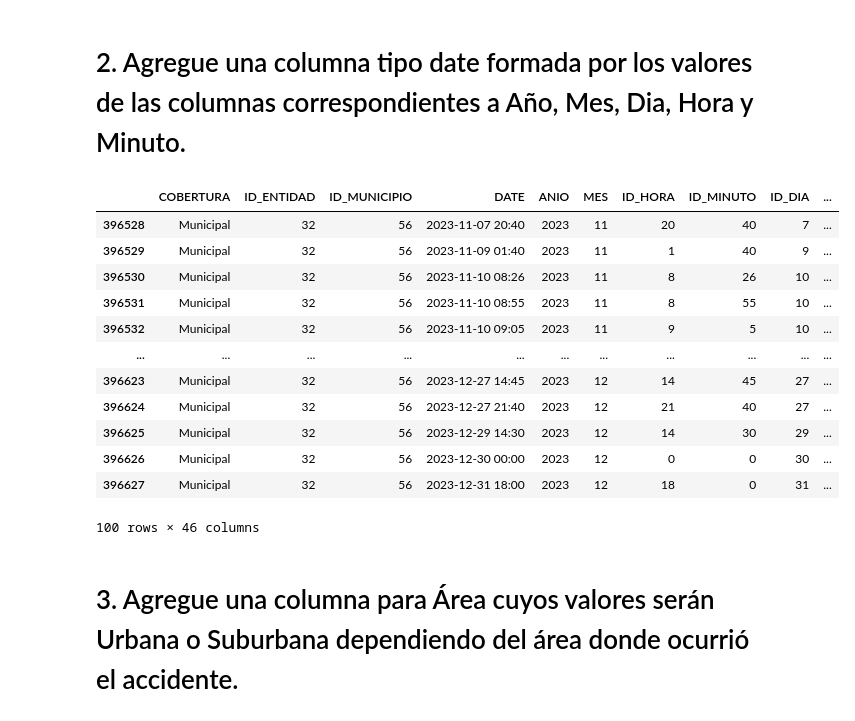
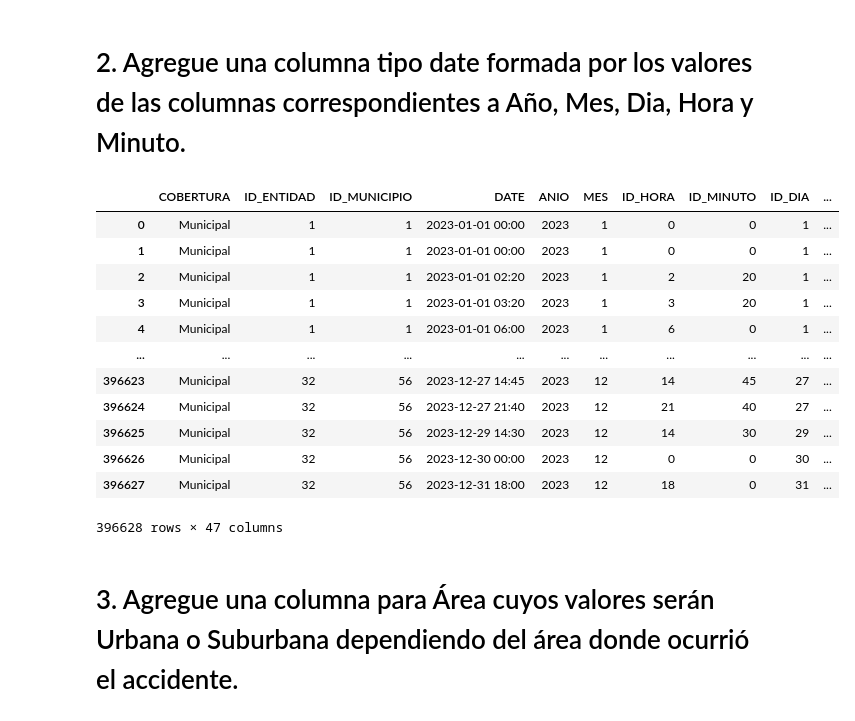
Before and after one commit to BrayanAviles/ATUS-Ejercicios, a Jupyter notebook: atus.ipynb, the cells around one changed output. Cells and saved outputs as stored; diff of their text form; code cells hidden in the pictures.

```diff
--- a/atus.ipynb
+++ b/atus.ipynb
@@ -1,32 +1,32 @@
 # %%
 import pandas as pd
 pd.set_option('display.max_columns', None)  # Mostrar todas las columnas
-atus2021 = pd.read_csv("./conjunto_de_datos/atus_anual_2021.csv")
-atus2022 = pd.read_csv("./conjunto_de_datos/atus_anual_2022.csv")
-atus2023 = pd.read_csv("./conjunto_de_datos/atus_anual_2023.csv")
+# atus2021 = pd.read_csv("./conjunto_de_datos/atus_anual_2021.csv")
+# atus2022 = pd.read_csv("./conjunto_de_datos/atus_anual_2022.csv")
+dataset = pd.read_csv("./conjunto_de_datos/atus_anual_2023.csv")
 # %% [markdown]
 # 1. Cargue en un Dataframe los datos de los accidentes de los últimos 3 años
 # %%
-dataset = pd.concat([atus2021, atus2022, atus2023])
+# dataset = pd.concat([atus2021, atus2022, atus2023])
 # %% [markdown]
 # 2. Agregue una columna tipo date formada por los valores de las columnas correspondientes a Año, Mes, Dia, Hora y Minuto.
 # %%
 dataset.insert(3, 'DATE', dataset['ANIO'].astype(str) + '-' + dataset['MES'].astype(str).str.zfill(2) + '-' + dataset['ID_DIA'].astype(str).str.zfill(2) + ' ' + dataset['ID_HORA'].astype(str).str.zfill(2) + ':' + dataset['ID_MINUTO'].astype(str).str.zfill(2))
 # %%
-dataset.tail(100)
+dataset
 # %% [output]
 |  | COBERTURA | ID_ENTIDAD | ID_MUNICIPIO | DATE | ANIO | MES | ID_HORA | ID_MINUTO | ID_DIA | ... |
-| 396528 | Municipal | 32 | 56 | 2023-11-07 20:40 | 2023 | 11 | 20 | 40 | 7 | ... |
-| 396529 | Municipal | 32 | 56 | 2023-11-09 01:40 | 2023 | 11 | 1 | 40 | 9 | ... |
-| 396530 | Municipal | 32 | 56 | 2023-11-10 08:26 | 2023 | 11 | 8 | 26 | 10 | ... |
-| 396531 | Municipal | 32 | 56 | 2023-11-10 08:55 | 2023 | 11 | 8 | 55 | 10 | ... |
-| 396532 | Municipal | 32 | 56 | 2023-11-10 09:05 | 2023 | 11 | 9 | 5 | 10 | ... |
+| 0 | Municipal | 1 | 1 | 2023-01-01 00:00 | 2023 | 1 | 0 | 0 | 1 | ... |
+| 1 | Municipal | 1 | 1 | 2023-01-01 00:00 | 2023 | 1 | 0 | 0 | 1 | ... |
+| 2 | Municipal | 1 | 1 | 2023-01-01 02:20 | 2023 | 1 | 2 | 20 | 1 | ... |
+| 3 | Municipal | 1 | 1 | 2023-01-01 03:20 | 2023 | 1 | 3 | 20 | 1 | ... |
+| 4 | Municipal | 1 | 1 | 2023-01-01 06:00 | 2023 | 1 | 6 | 0 | 1 | ... |
 | ... | ... | ... | ... | ... | ... | ... | ... | ... | ... | ... |
 | 396623 | Municipal | 32 | 56 | 2023-12-27 14:45 | 2023 | 12 | 14 | 45 | 27 | ... |
 | 396624 | Municipal | 32 | 56 | 2023-12-27 21:40 | 2023 | 12 | 21 | 40 | 27 | ... |
 | 396625 | Municipal | 32 | 56 | 2023-12-29 14:30 | 2023 | 12 | 14 | 30 | 29 | ... |
 | 396626 | Municipal | 32 | 56 | 2023-12-30 00:00 | 2023 | 12 | 0 | 0 | 30 | ... |
 | 396627 | Municipal | 32 | 56 | 2023-12-31 18:00 | 2023 | 12 | 18 | 0 | 31 | ... |
-100 rows × 46 columns
+396628 rows × 47 columns
 # %% [markdown]
 # 3. Agregue una columna para Área cuyos valores serán Urbana o Suburbana dependiendo del área donde ocurrió el accidente.
```
Also changed, not shown: parts of 4 cells of this notebook, 1 other file.
